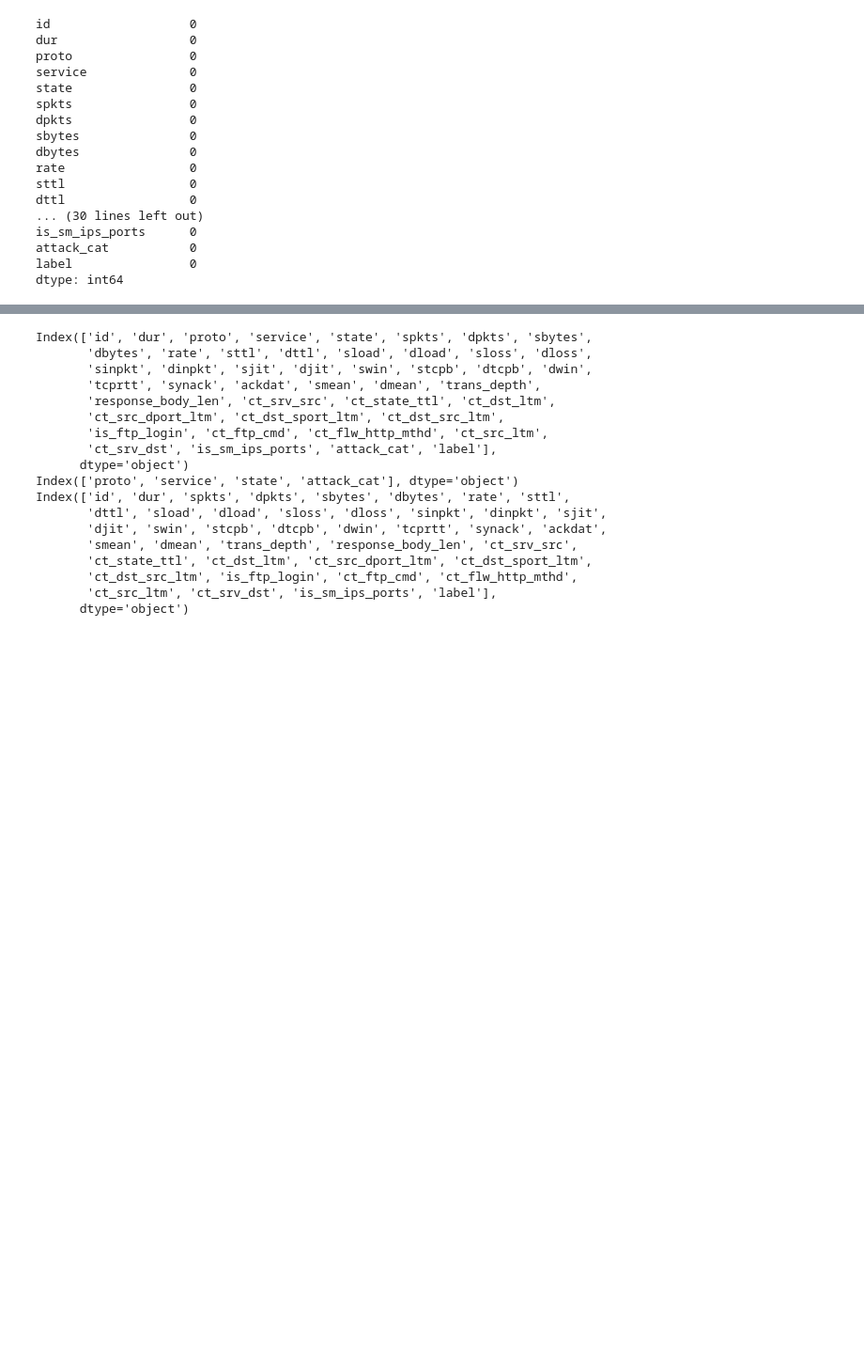
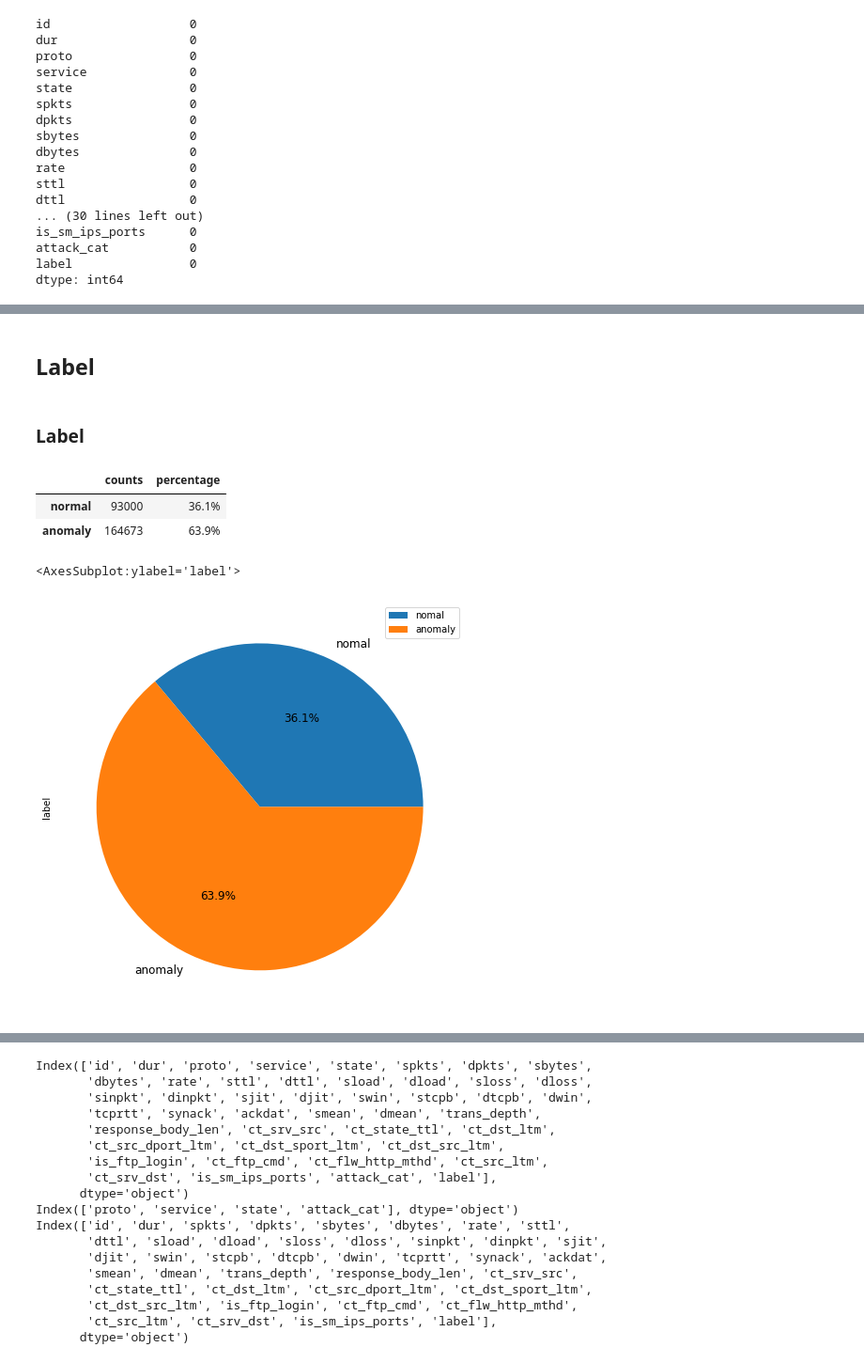
Before and after one commit to conflick0/bdm_project, a Jupyter notebook: notebooks/anomaly_detection/data_analysis.ipynb, the cells around one changed output, grey strips where cells are left out. Shown at 94% size. Cells and saved outputs as stored; diff of their text form; code cells hidden in the pictures; blank space fills up the shorter version.

```diff
--- a/notebooks/anomaly_detection/data_analysis.ipynb
+++ b/notebooks/anomaly_detection/data_analysis.ipynb
@@ -50,0 +45,23 @@ def remove_dump_values(data, cols):
+# %% [markdown]
+## Label
+# %% [markdown]
+### Label
+# %%
+pd.DataFrame(
+    {
+        'counts': data['label'].value_counts(),
+        'percentage': data['label'].value_counts(normalize=True).mul(100).round(1).astype(str) + '%'
+    }
+).sort_index().set_axis(['normal', 'anomaly'], axis='index')
+# %% [output]
+|  | counts | percentage |
+| normal | 93000 | 36.1% |
+| anomaly | 164673 | 63.9% |
+# %%
+data['label'].value_counts()\
+    .sort_index()\
+    .set_axis(['nomal', 'anomaly'], axis='index')\
+    .plot.pie(startangle=0, autopct='%1.1f%%', legend=True, fontsize=12, figsize=(8, 8))
+# %% [output]
+<AxesSubplot:ylabel='label'>
+[figure, added]
```
Also changed, not shown: parts of 17 cells of this notebook.
